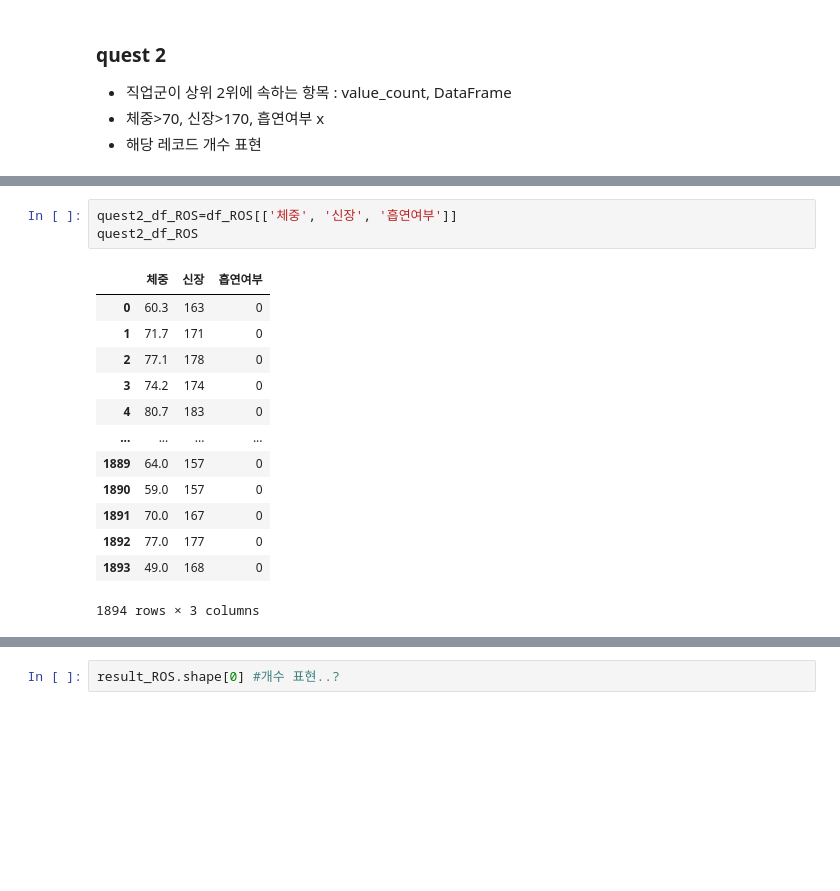
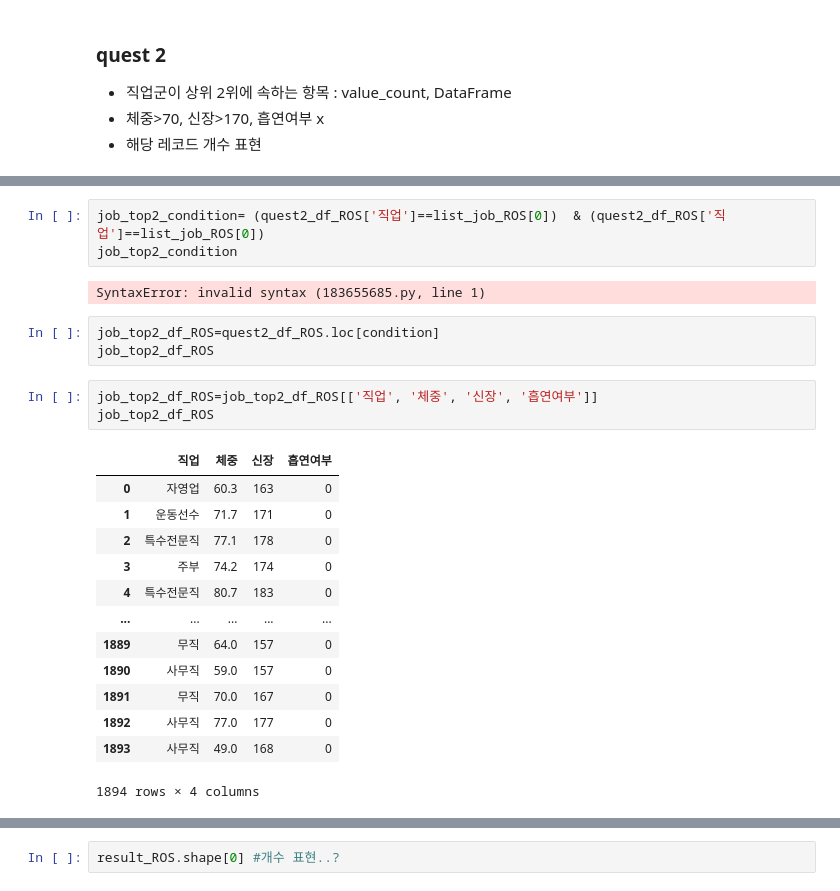
Before and after one commit to moonycode/study_data_analytics, a Jupyter notebook: codes/DDA/RecurrenceOfSurgery_DDA.ipynb, the cells around one changed output, grey strips where cells are left out. Cells and saved outputs as stored; diff of their text form; blank space fills up the shorter version.

Commit message:
quest 수정 완료

```diff
--- a/codes/DDA/RecurrenceOfSurgery_DDA.ipynb
+++ b/codes/DDA/RecurrenceOfSurgery_DDA.ipynb
@@ -243,18 +271,26 @@ Name: 직업, dtype: int64
+# %%
+job_top2_condition= (quest2_df_ROS['직업']==list_job_ROS[0])  & (quest2_df_ROS['직업']==list_job_ROS[0])
+job_top2_condition
+# %% [output]
+SyntaxError: invalid syntax (183655685.py, line 1)
+# %%
+job_top2_df_ROS=quest2_df_ROS.loc[condition]
+job_top2_df_ROS
 # %%
-quest2_df_ROS=df_ROS[['체중', '신장', '흡연여부']]
-quest2_df_ROS
+job_top2_df_ROS=job_top2_df_ROS[['직업', '체중', '신장', '흡연여부']]
+job_top2_df_ROS
 # %% [output]
-|  | 체중 | 신장 | 흡연여부 |
-| 0 | 60.3 | 163 | 0 |
-| 1 | 71.7 | 171 | 0 |
-| 2 | 77.1 | 178 | 0 |
-| 3 | 74.2 | 174 | 0 |
-| 4 | 80.7 | 183 | 0 |
-| ... | ... | ... | ... |
-| 1889 | 64.0 | 157 | 0 |
-| 1890 | 59.0 | 157 | 0 |
-| 1891 | 70.0 | 167 | 0 |
-| 1892 | 77.0 | 177 | 0 |
-| 1893 | 49.0 | 168 | 0 |
+|  | 직업 | 체중 | 신장 | 흡연여부 |
+| 0 | 자영업 | 60.3 | 163 | 0 |
+| 1 | 운동선수 | 71.7 | 171 | 0 |
+| 2 | 특수전문직 | 77.1 | 178 | 0 |
+| 3 | 주부 | 74.2 | 174 | 0 |
+| 4 | 특수전문직 | 80.7 | 183 | 0 |
+| ... | ... | ... | ... | ... |
+| 1889 | 무직 | 64.0 | 157 | 0 |
+| 1890 | 사무직 | 59.0 | 157 | 0 |
+| 1891 | 무직 | 70.0 | 167 | 0 |
+| 1892 | 사무직 | 77.0 | 177 | 0 |
+| 1893 | 사무직 | 49.0 | 168 | 0 |
-1894 rows × 3 columns
+1894 rows × 4 columns
 # %%
```
Also changed, not shown: parts of 5 cells of this notebook.
